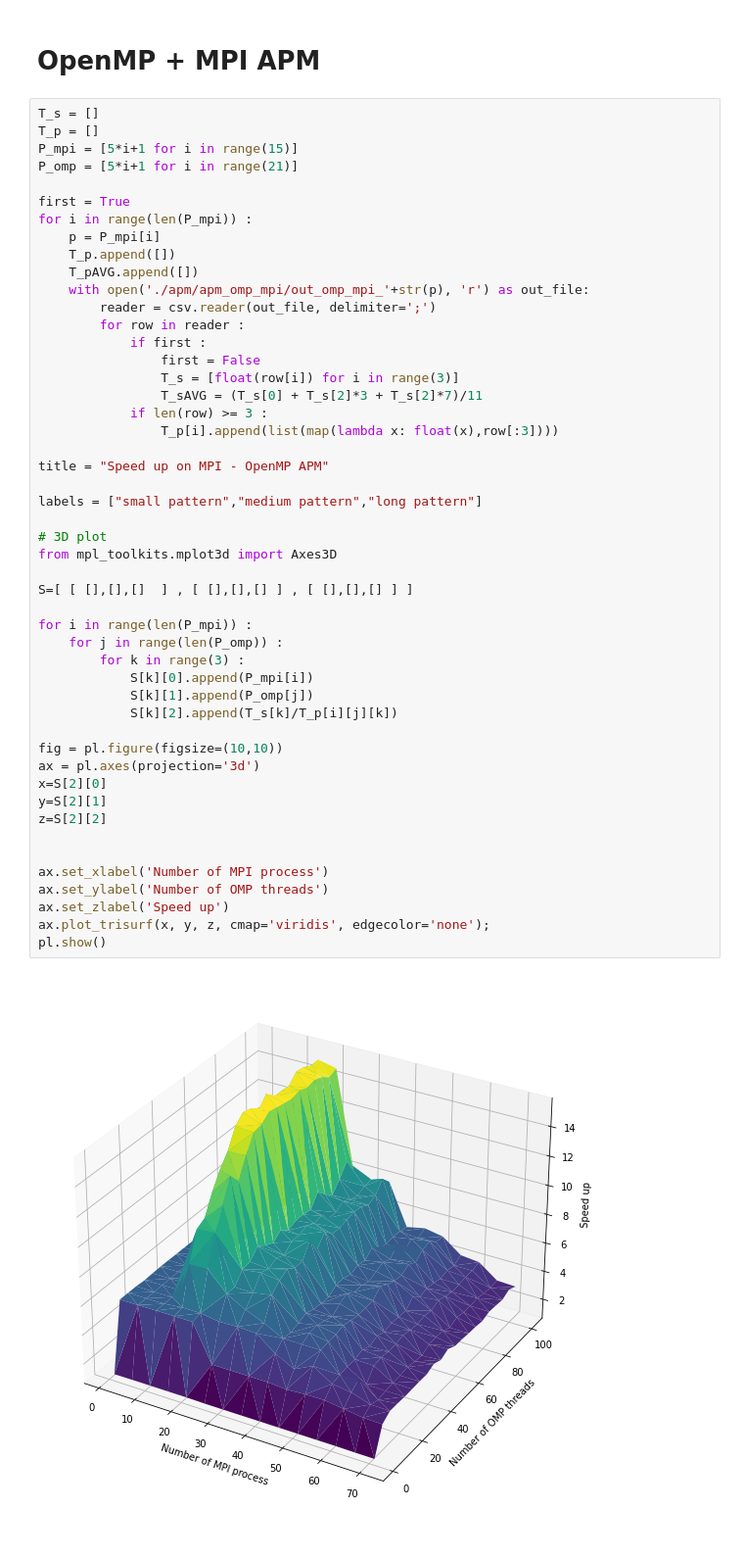
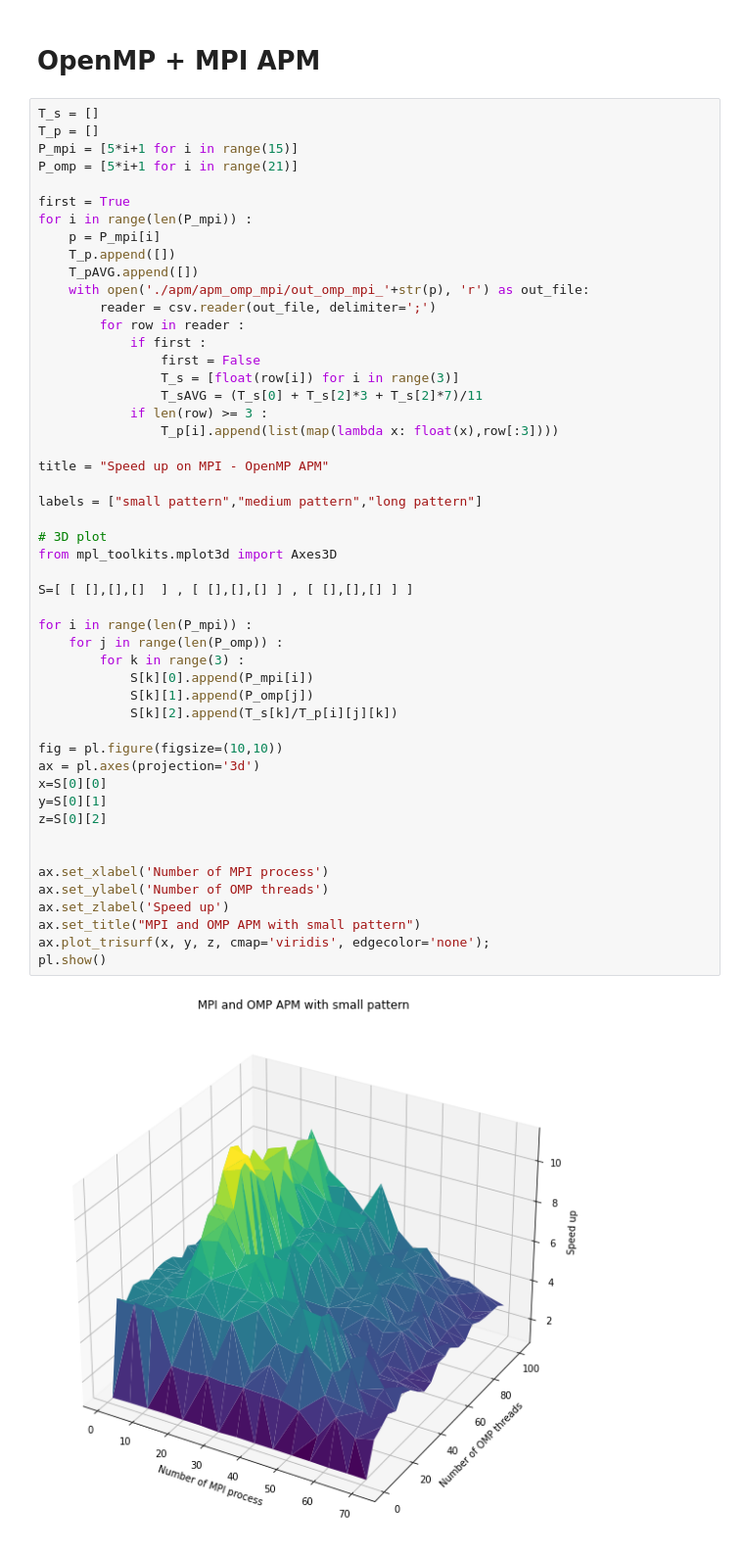
Before and after one commit to nordine-marie/hpc-dna-approximate-pattern-matching, a Jupyter notebook: plot_speedup.ipynb, the cells around one changed output. Shown: that part at 98% size. Saved outputs shown, nothing was run; the diff lists cells and outputs as text.

Commit message:
update plot and add traces visualization

```diff
--- a/plot_speedup.ipynb
+++ b/plot_speedup.ipynb
@@ -193,34 +193,35 @@ for i in range(len(P_mpi)) :
                 T_sAVG = (T_s[0] + T_s[2]*3 + T_s[2]*7)/11
             if len(row) >= 3 :
                 T_p[i].append(list(map(lambda x: float(x),row[:3])))
 
 title = "Speed up on MPI - OpenMP APM"
 
 labels = ["small pattern","medium pattern","long pattern"]
 
 # 3D plot
 from mpl_toolkits.mplot3d import Axes3D
 
 S=[ [ [],[],[]  ] , [ [],[],[] ] , [ [],[],[] ] ]
 
 for i in range(len(P_mpi)) :
     for j in range(len(P_omp)) :
         for k in range(3) :
             S[k][0].append(P_mpi[i])
             S[k][1].append(P_omp[j])
             S[k][2].append(T_s[k]/T_p[i][j][k])
 
 fig = pl.figure(figsize=(10,10))
 ax = pl.axes(projection='3d')
-x=S[2][0]
-y=S[2][1]
-z=S[2][2]
+x=S[0][0]
+y=S[0][1]
+z=S[0][2]
 
 
 ax.set_xlabel('Number of MPI process')
 ax.set_ylabel('Number of OMP threads')
 ax.set_zlabel('Speed up')
+ax.set_title("MPI and OMP APM with small pattern")
 ax.plot_trisurf(x, y, z, cmap='viridis', edgecolor='none');
 pl.show()
 # %% [output]
-[figure, old version]
+[figure, new version]
```
Also changed, not shown: parts of 2 cells of this notebook, 4 other files.
